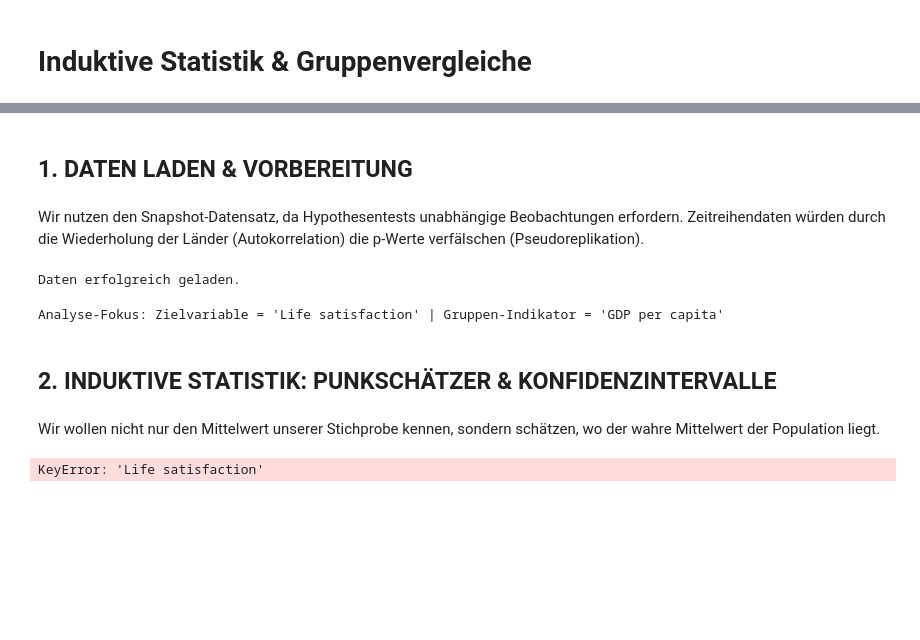
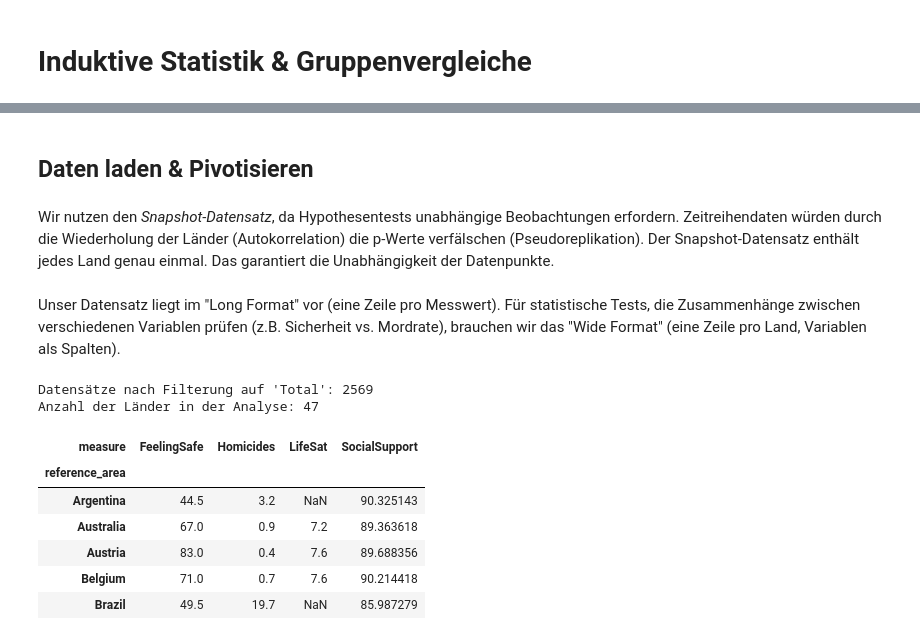
Before and after one commit to flurinasophie/Statistik_Projekt_OECDWellBeing, a Jupyter notebook: notebooks/04_Induktive_Statistik_und_Gruppenvergleiche.ipynb, the cells around one changed output, grey strips where cells are left out. Drawn from its saved outputs; the diff is of its cells as text; code cells hidden in the pictures; blank space fills up the shorter version.

```diff
--- a/notebooks/04_Induktive_Statistik_und_Gruppenvergleiche.ipynb
+++ b/notebooks/04_Induktive_Statistik_und_Gruppenvergleiche.ipynb
@@ -13,6 +24,6 @@ from pathlib import Path
 sns.set_theme(style="whitegrid")
 plt.rcParams['figure.figsize'] = (10, 6)
 # %% [markdown]
-## 1. DATEN LADEN & VORBEREITUNG
+## Daten laden & Pivotisieren
 # %% [markdown]
-Wir nutzen den Snapshot-Datensatz, da Hypothesentests unabhängige Beobachtungen erfordern. Zeitreihendaten würden durch die Wiederholung der Länder (Autokorrelation) die p-Werte verfälschen (Pseudoreplikation).
+Wir nutzen den *Snapshot-Datensatz*, da Hypothesentests unabhängige Beobachtungen erfordern. Zeitreihendaten würden durch die Wiederholung der Länder (Autokorrelation) die p-Werte verfälschen (Pseudoreplikation). Der Snapshot-Datensatz enthält jedes Land genau einmal. Das garantiert die Unabhängigkeit der Datenpunkte.
@@ -19,41 +35,42 @@ Wir nutzen den Snapshot-Datensatz, da Hypothesentests unabhängige Beobachtungen
+# %% [markdown]
+Unser Datensatz liegt im "Long Format" vor (eine Zeile pro Messwert). Für statistische Tests, die Zusammenhänge zwischen verschiedenen Variablen prüfen (z.B. Sicherheit vs. Mordrate), brauchen wir das "Wide Format" (eine Zeile pro Land, Variablen als Spalten).
 # %%
-current_dir = Path.cwd()
-data_path = current_dir.parent / 'data' / 'oecd_snapshot_latest.csv'
+# Wir filtern auf die Gesamtbevölkerung ('Total'), um nur EINEN Wert pro Land und Indikator zu haben.
+df_filtered = df_raw[
+    (df_raw['age'] == 'Total') &
+    (df_raw['sex'] == 'Total') &
+    (df_raw['education_level'] == 'Total')
+].copy()
 
-try:
-    df = pd.read_csv(data_path)
-    print("Daten erfolgreich geladen.")
+print(f"Datensätze nach Filterung auf 'Total': {len(df_filtered)}")
 
-    df = df.loc[:, ~df.columns.duplicated()]
+# --- DATEN TRANSFORMIEREN (Pivoting) ---
+# Jetzt ist die Kombination aus Land (index) und Measure (columns) eindeutig.
+df = df_filtered.pivot(index='reference_area', columns='measure', values='value')
 
-except FileNotFoundError:
-    print(f"FEHLER: Datei nicht gefunden unter {data_path}")
+# Wir benennen wichtige Spalten um (keine Leerzeichen für einfacheren Code)
+df = df.rename(columns={
+    'Feeling safe at night': 'FeelingSafe',
+    'Life satisfaction': 'LifeSat',
+    'Homicides': 'Homicides',
+    'Social support': 'SocialSupport',
+    'Perceived health as positive': 'Health',
+    'Employees working very long hours': 'LongHours'
+})
+
+# Wir entfernen Länder, die für unsere Hauptvariable 'FeelingSafe' keine Daten haben
+df_clean = df.dropna(subset=['FeelingSafe']).copy()
+
+print(f"Anzahl der Länder in der Analyse: {len(df_clean)}")
+# Zeige die ersten Zeilen zur Kontrolle
+df_clean[['FeelingSafe', 'Homicides', 'LifeSat', 'SocialSupport']].head()
 # %% [output]
-Daten erfolgreich geladen.
+Datensätze nach Filterung auf 'Total': 2569
+Anzahl der Länder in der Analyse: 47
+| measure | FeelingSafe | Homicides | LifeSat | SocialSupport |
+| reference_area |  |  |  |  |
+| Argentina | 44.5 | 3.2 | NaN | 90.325143 |
+| Australia | 67.0 | 0.9 | 7.2 | 89.363618 |
+| Austria | 83.0 | 0.4 | 7.6 | 89.688356 |
+| Belgium | 71.0 | 0.7 | 7.6 | 90.214418 |
+| Brazil | 49.5 | 19.7 | NaN | 85.987279 |
-# %%
-target_var = "Life satisfaction"  # Unsere abhängige Hauptvariable (Y)
-group_var_metric = "GDP per capita" # Variable, die wir nutzen, um Gruppen zu bilden (X)
-
-print(f"Analyse-Fokus: Zielvariable = '{target_var}' | Gruppen-Indikator = '{group_var_metric}'")
-# %% [output]
-Analyse-Fokus: Zielvariable = 'Life satisfaction' | Gruppen-Indikator = 'GDP per capita'
-# %% [markdown]
-## 2. INDUKTIVE STATISTIK: PUNKSCHÄTZER & KONFIDENZINTERVALLE
-# %% [markdown]
-Wir wollen nicht nur den Mittelwert unserer Stichprobe kennen, sondern schätzen, wo der wahre Mittelwert der Population liegt.
-# %%
-def calculate_confidence_interval(data, confidence=0.95):
-    n = len(data)
-    m = np.mean(data)
-    std_err = stats.sem(data)
-    h = std_err * stats.t.ppf((1 + confidence) / 2, n - 1)
-    return m, m - h, m + h
-
-mean_val, lower, upper = calculate_confidence_interval(df[target_var].dropna())
-
-print(f"\n--- Konfidenzintervall (95%) für {target_var} ---")
-print(f"Punktschätzer (Mittelwert): {mean_val:.2f}")
-print(f"95% Konfidenzintervall: [{lower:.2f}, {upper:.2f}]")
-print("Interpretation: Wir sind zu 95% sicher, dass der wahre Mittelwert aller OECD-ähnlichen Länder in diesem Intervall liegt.")
-# %% [output]
-KeyError: 'Life satisfaction'
```
Also changed, not shown: parts of 22 cells of this notebook, 4 other files.
